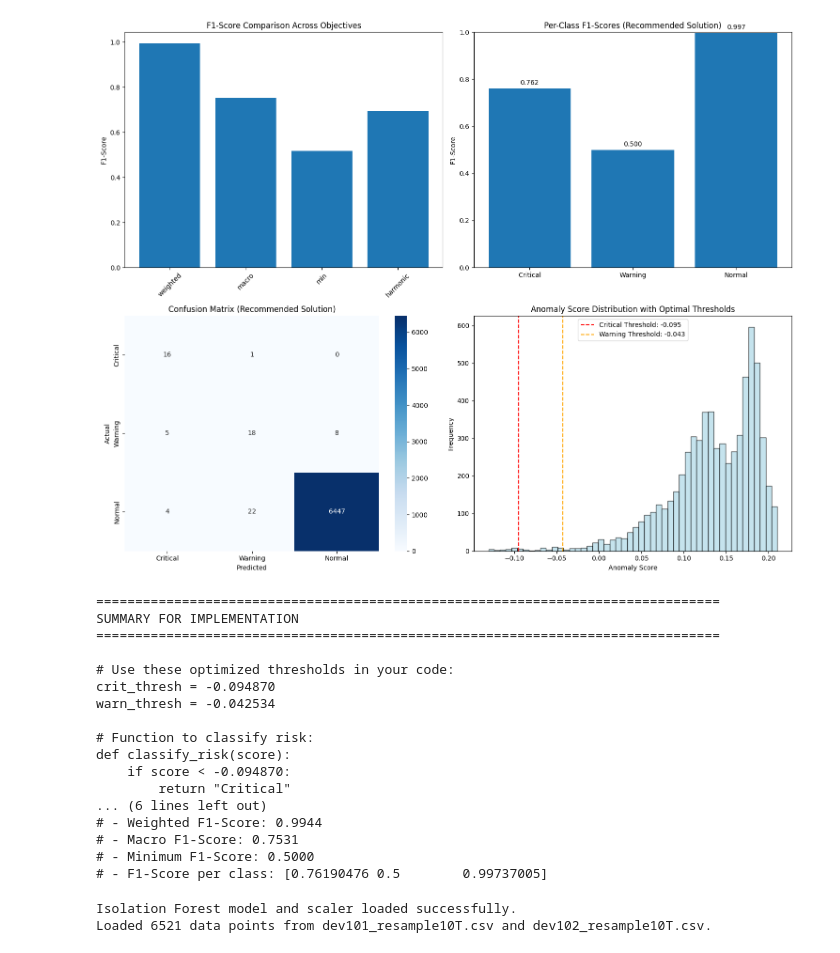
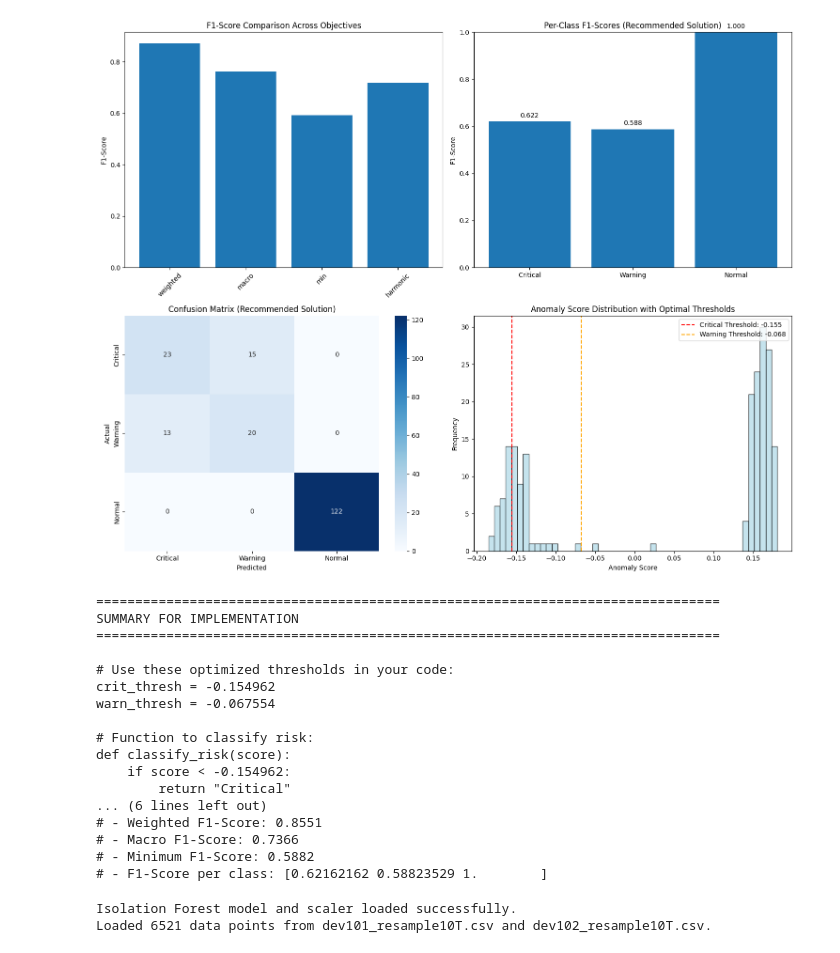
Before and after one commit to Ahmadaduwa/Landslide, a Jupyter notebook: models/IsalationForest/find_Thresholds.ipynb, the cells around one changed output. Cells and saved outputs as stored; diff of their text form; code cells hidden in the pictures.

```diff
--- a/models/IsalationForest/find_Thresholds.ipynb
+++ b/models/IsalationForest/find_Thresholds.ipynb
@@ -20,9 +20,10 @@ except FileNotFoundError:
     print("Error: Model or scaler files not found. Make sure 'iso_scaler.joblib' and 'iso_model.joblib' are in the './model/' directory.")
     exit()
 
-df1 = pd.read_csv("./data/dev101_resample10T_flex.csv")
-df2 = pd.read_csv("./data/dev102_resample10T_flex.csv")
-df_val = pd.concat([df1, df2], ignore_index=True)
+#df1 = pd.read_csv("./data/dev101_resample10T_flex.csv")
+#df2 = pd.read_csv("./data/dev102_resample10T_flex.csv")
+#df_val = pd.concat([df1, df2], ignore_index=True)
+df_val = pd.read_excel("./data/test.xlsx")
 print(f"Loaded {len(df_val)} data points from dev101_resample10T.csv and dev102_resample10T.csv.")
 
 # --- 2. Data Preprocessing ---
@@ -30,7 +31,7 @@ df_val['label'] = df_val['label'].fillna('Normal')
 print("\nMissing values in 'label' column replaced with 'Normal'.")
 
 # Define features for anomaly detection
-feature_cols = ['soil_mean','rain_mean','temp_mean','humi_mean','geo_mean']
+feature_cols = ['soil','rain','temp','humi','geo']
 if not all(col in df_val.columns for col in feature_cols):
     missing_cols = [col for col in feature_cols if col not in df_val.columns]
     print(f"Error: Missing feature columns in DataFrame: {missing_cols}")
@@ -364,22 +365,22 @@ Critical      25
 Name: count, dtype: int64
-[figure, old version]
+[figure, new version]
 ================================================================================
 SUMMARY FOR IMPLEMENTATION
 ================================================================================
 
 # Use these optimized thresholds in your code:
-crit_thresh = -0.094870
-warn_thresh = -0.042534
+crit_thresh = -0.154962
+warn_thresh = -0.067554
 
 # Function to classify risk:
 def classify_risk(score):
-    if score < -0.094870:
+    if score < -0.154962:
         return "Critical"
 ... (6 lines left out)
-# - Weighted F1-Score: 0.9944
-# - Macro F1-Score: 0.7531
-# - Minimum F1-Score: 0.5000
-# - F1-Score per class: [0.76190476 0.5        0.99737005]
+# - Weighted F1-Score: 0.8551
+# - Macro F1-Score: 0.7366
+# - Minimum F1-Score: 0.5882
+# - F1-Score per class: [0.62162162 0.58823529 1.        ]
 # %%
 import pandas as pd
 import numpy as np
```
Also changed, not shown: parts of 1 cell of this notebook, 4 other files.
